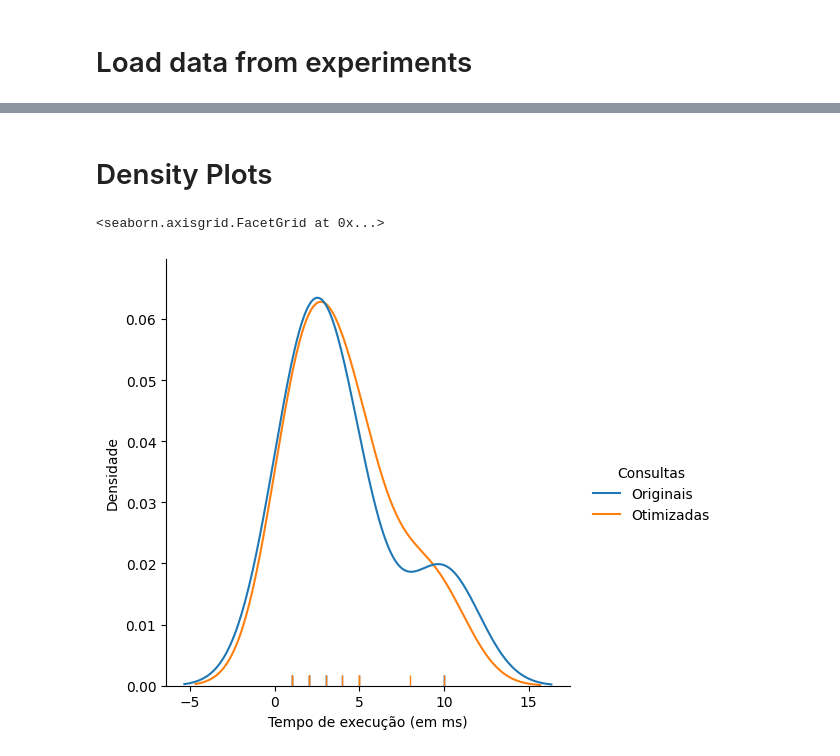
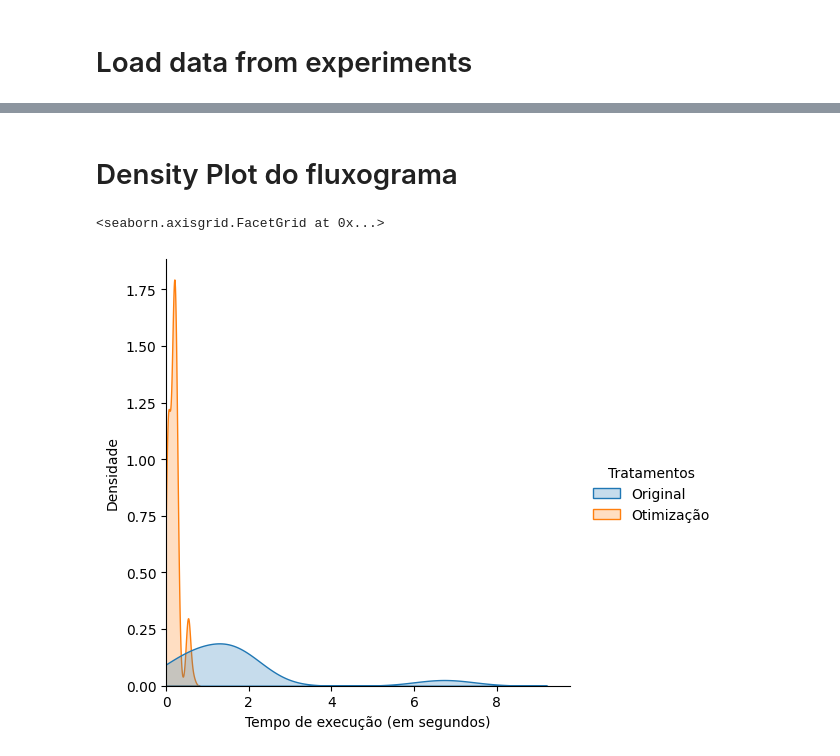
Before and after one commit to alpsilva/tg-tools, a Jupyter notebook: stat_test.ipynb, the cells around one changed output, grey strips where cells are left out. Cells and saved outputs as stored; diff of their text form; code cells hidden in the pictures.

```diff
--- a/stat_test.ipynb
+++ b/stat_test.ipynb
@@ -40 +35,20 @@ optimized_exec_times = [1, 1, 2, 2, 3, 5, 5, 8, 4, 10]
+# %%
+storage_size_file_path = "./data/recorded_storage_sizes.csv"
+exec_times_file_path = "./data/recorded_exec_times.csv"
+
+translations_dict = {
+    "original": "Original",
+    "optimized": "Otimização"
+}
+
+storage_df = pd.read_csv(storage_size_file_path)
+storage_df['total_size_in_mb_treated'] = storage_df['total_size_in_mb'].str[:-3].astype(int)
+storage_df['Tratamentos'] = storage_df['comment']
+storage_df = storage_df.replace({"Tratamentos": translations_dict})
+
+exec_times_df = pd.read_csv(exec_times_file_path)
+exec_times_df['query_execution_time'] = pd.to_timedelta(exec_times_df['query_execution_time'])
+exec_times_df['query_execution_time_seconds'] = exec_times_df['query_execution_time'].dt.total_seconds()
+exec_times_df['Tratamentos'] = exec_times_df['comment']
+exec_times_df = exec_times_df.replace({"Tratamentos": translations_dict})
 # %%
@@ -65,0 +81,3 @@ verdict: The groups are the same statistically.
+# %%
+fluxograma_df = exec_times_df[exec_times_df['modulo'] == 'fluxograma']
+corregedoria_df = exec_times_df[exec_times_df['modulo'] == 'corregedoria']
@@ -66,20 +104,10 @@ verdict: The groups are the same statistically.
 # %% [markdown]
-# Density Plots
+# Density Plot do fluxograma
 # %%
-# Preparing data
-total_data = []
-
-for item in original_exec_times:
-    total_data.append({ "Consultas": "Originais", "data": item })
-
-for item in optimized_exec_times:
-    total_data.append({ "Consultas": "Otimizadas", "data": item })
-
-df = pd.DataFrame(total_data)
-
 # Density Plot of the execution times
-fig = sns.displot(df, x="data", kind="kde", rug=True, hue="Consultas")
-fig.set_axis_labels("Tempo de execução (em ms)", "Densidade")
+fig_1 = sns.displot(fluxograma_df, x="query_execution_time_seconds", kind="kde", fill=True, hue="Tratamentos")
+fig_1.set(xlim=(0))
+fig_1.set_axis_labels("Tempo de execução (em segundos)", "Densidade")
 # %% [output]
 <seaborn.axisgrid.FacetGrid at 0x...>
-[figure, old version]
+[figure, new version]
```
Also changed, not shown: parts of 11 cells of this notebook, 1 other file.
